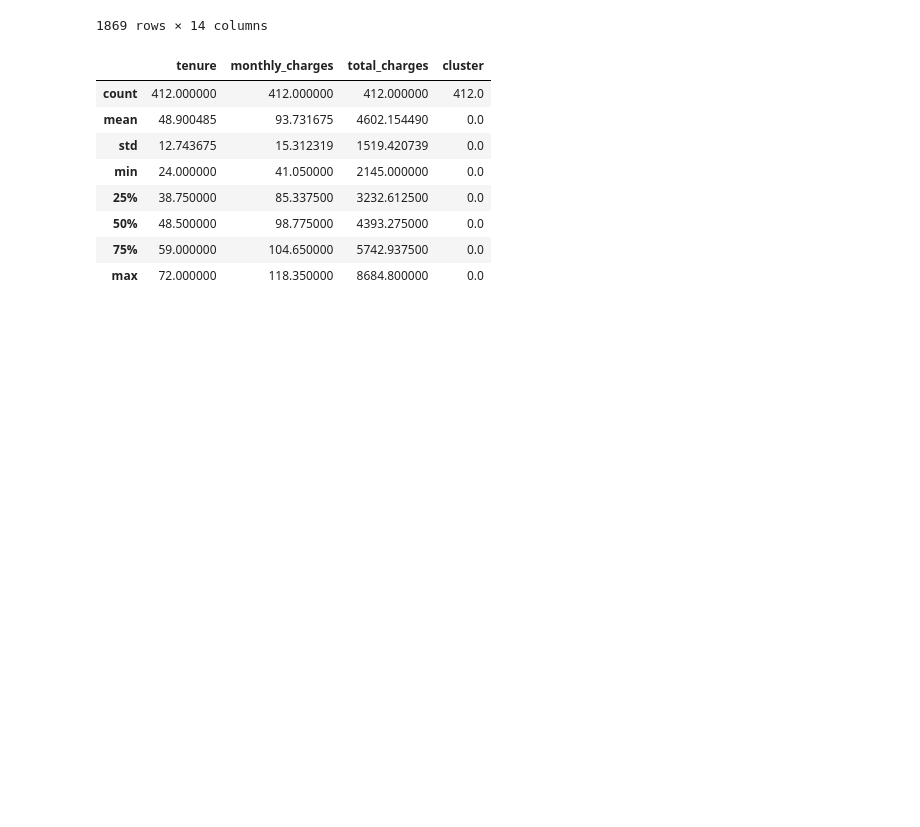
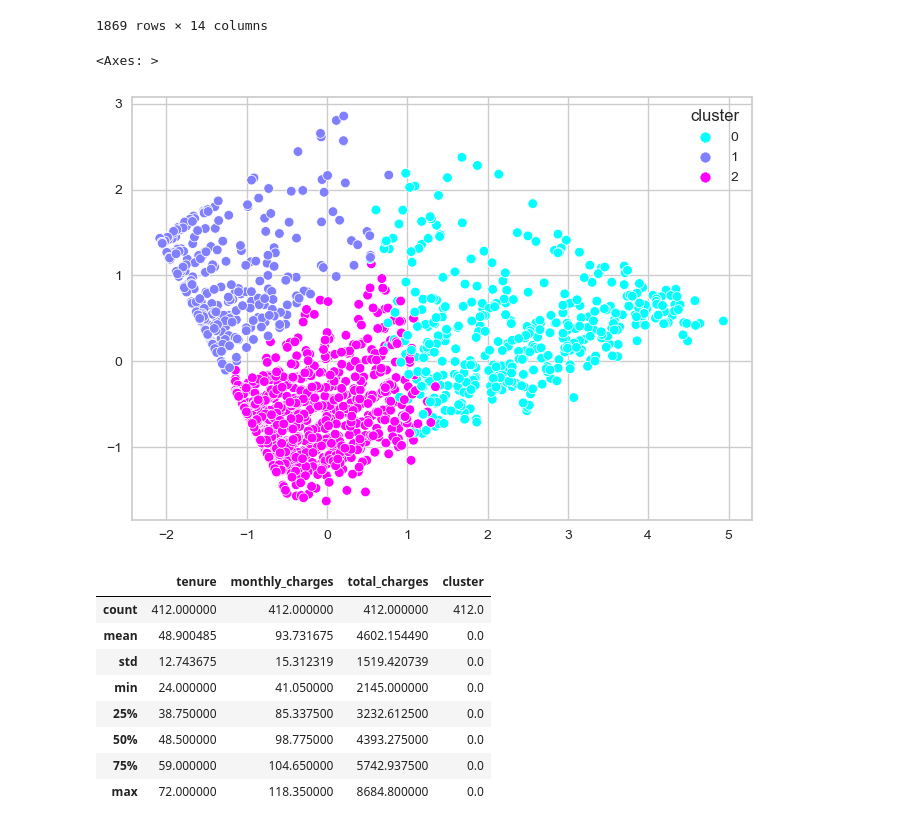
Before and after one commit to FTDS-assignment-bay/p2-final-project-ftds-001-sby-group-001, a Jupyter notebook: data_scientist.ipynb, the cells around one changed output. Drawn from its saved outputs; the diff is of its cells as text; code cells hidden in the pictures; blank space fills up the shorter version.

```diff
--- a/data_scientist.ipynb
+++ b/data_scientist.ipynb
@@ -519,6 +519,16 @@ dfnew
 | 7023 | No | No | No | 67 | Yes | Yes | Yes | ... |
 | 7030 | Yes | Yes | No | 4 | No | No | No | ... |
 1869 rows × 14 columns
+# %%
+pca_2d = PCA(n_components=2)
+pca_2d.fit(dfnew_scaled)
+
+dfnew_scaled_pca_2d = pca_2d.fit_transform(dfnew_scaled)
+
+sns.scatterplot(x=dfnew_scaled_pca_2d[:,0], y=dfnew_scaled_pca_2d[:,1], hue=dfnew['cluster'], palette='cool')
+# %% [output]
+<Axes: >
+[figure, added]
 # %%
 dfnew[dfnew['cluster']==0].describe()
 # %% [output]
```
Also changed, not shown: parts of 7 cells of this notebook.
